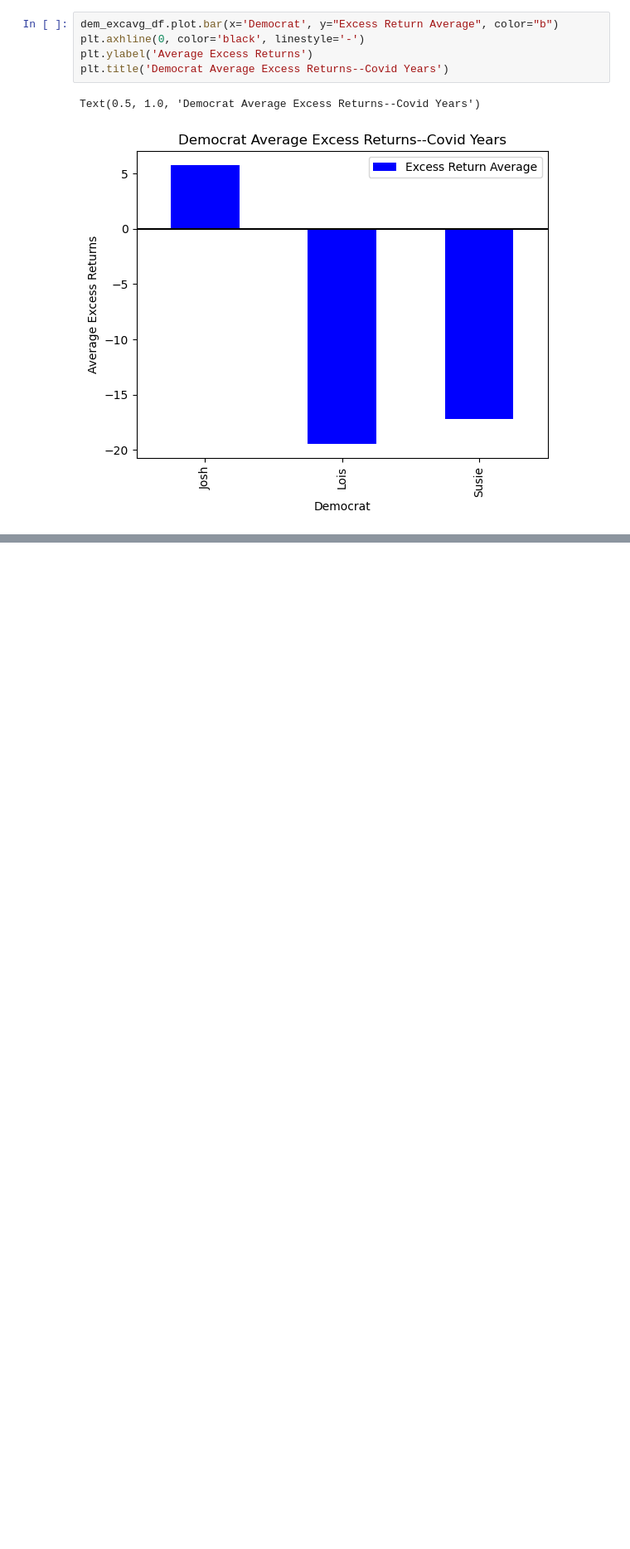
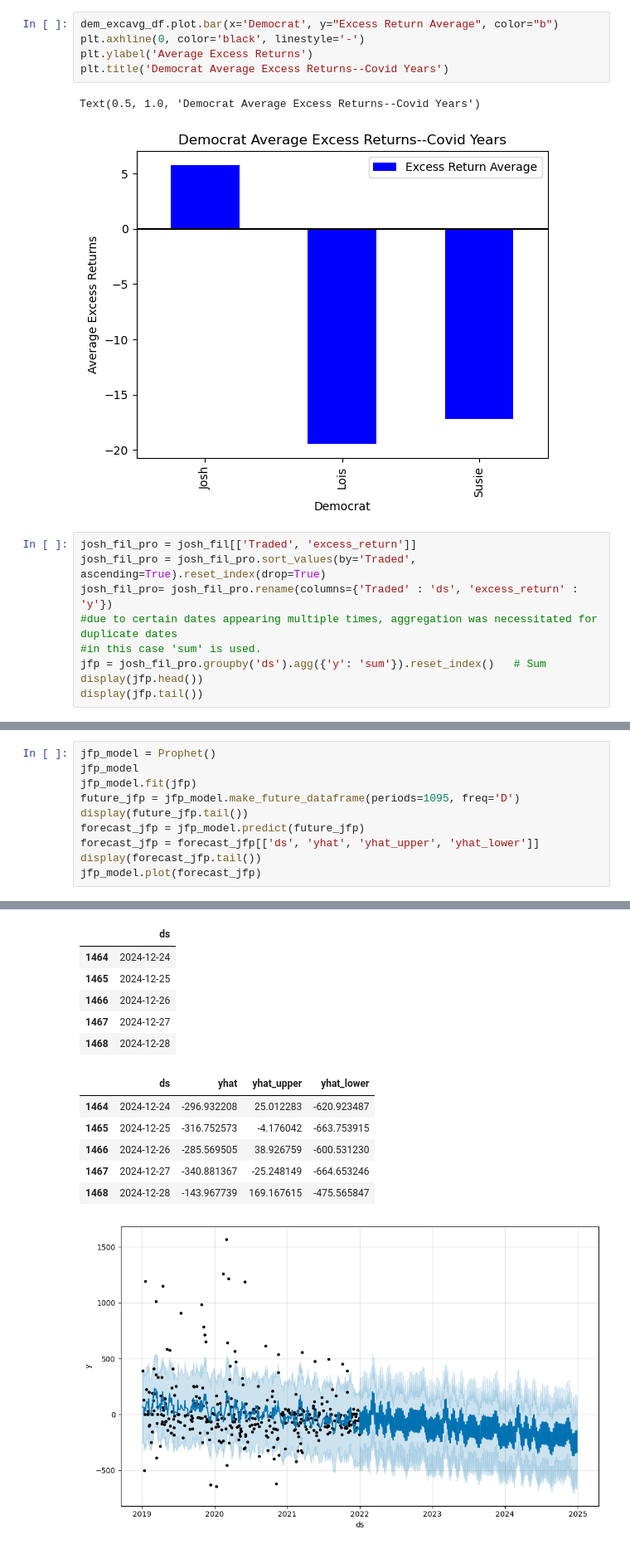
Before and after one commit to tsjohns9/ai-project-1, a Jupyter notebook: shayne.ipynb, the cells around one changed output, grey strips where cells are left out. Shown at 83% size. Drawn from its saved outputs; the diff is of its cells as text; blank space fills up the shorter version.

Commit message:
some prophet stuff

```diff
--- a/shayne.ipynb
+++ b/shayne.ipynb
@@ -551,3 +551,12 @@ plt.title('Democrat Average Excess Returns--Covid Years')
 # %% [output]
 Text(0.5, 1.0, 'Democrat Average Excess Returns--Covid Years')
 [figure]
+# %%
+josh_fil_pro = josh_fil[['Traded', 'excess_return']]
+josh_fil_pro = josh_fil_pro.sort_values(by='Traded', ascending=True).reset_index(drop=True)
+josh_fil_pro= josh_fil_pro.rename(columns={'Traded' : 'ds', 'excess_return' : 'y'})
+#due to certain dates appearing multiple times, aggregation was necessitated for duplicate dates
+#in this case 'sum' is used.
+jfp = josh_fil_pro.groupby('ds').agg({'y': 'sum'}).reset_index()   # Sum
+display(jfp.head())
+display(jfp.tail())
@@ -553,0 +576,11 @@ Text(0.5, 1.0, 'Democrat Average Excess Returns--Covid Years')
+# %%
+jfp_model = Prophet()
+jfp_model
+jfp_model.fit(jfp)
+future_jfp = jfp_model.make_future_dataframe(periods=1095, freq='D')
+display(future_jfp.tail())
+forecast_jfp = jfp_model.predict(future_jfp)
+forecast_jfp = forecast_jfp[['ds', 'yhat', 'yhat_upper', 'yhat_lower']]
+display(forecast_jfp.tail())
+jfp_model.plot(forecast_jfp)
+# %% [output]
@@ -553,0 +589,13 @@ Text(0.5, 1.0, 'Democrat Average Excess Returns--Covid Years')
+|  | ds |
+| 1464 | 2024-12-24 |
+| 1465 | 2024-12-25 |
+| 1466 | 2024-12-26 |
+| 1467 | 2024-12-27 |
+| 1468 | 2024-12-28 |
+|  | ds | yhat | yhat_upper | yhat_lower |
+| 1464 | 2024-12-24 | -296.932208 | 25.012283 | -620.923487 |
+| 1465 | 2024-12-25 | -316.752573 | -4.176042 | -663.753915 |
+| 1466 | 2024-12-26 | -285.569505 | 38.926759 | -600.531230 |
+| 1467 | 2024-12-27 | -340.881367 | -25.248149 | -664.653246 |
+| 1468 | 2024-12-28 | -143.967739 | 169.167615 | -475.565847 |
+[figure, added]
```
Also changed, not shown: parts of 7 cells of this notebook.
